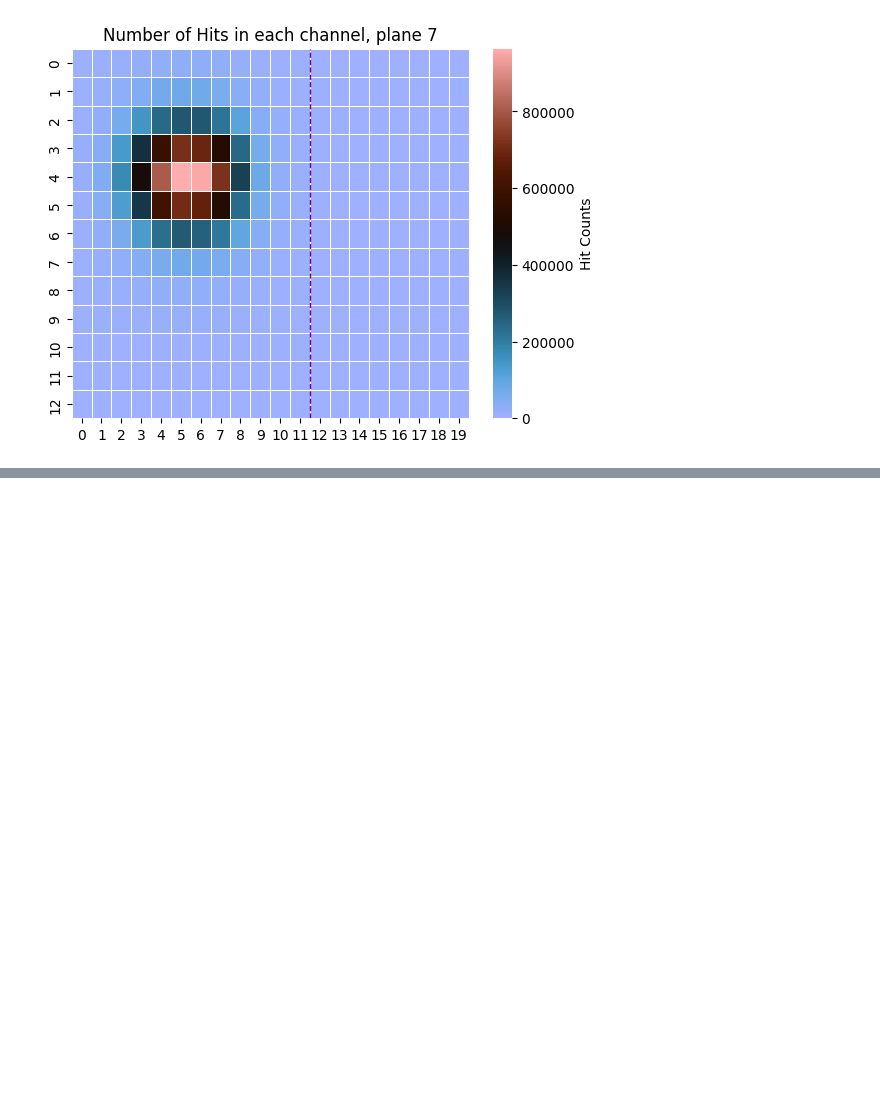
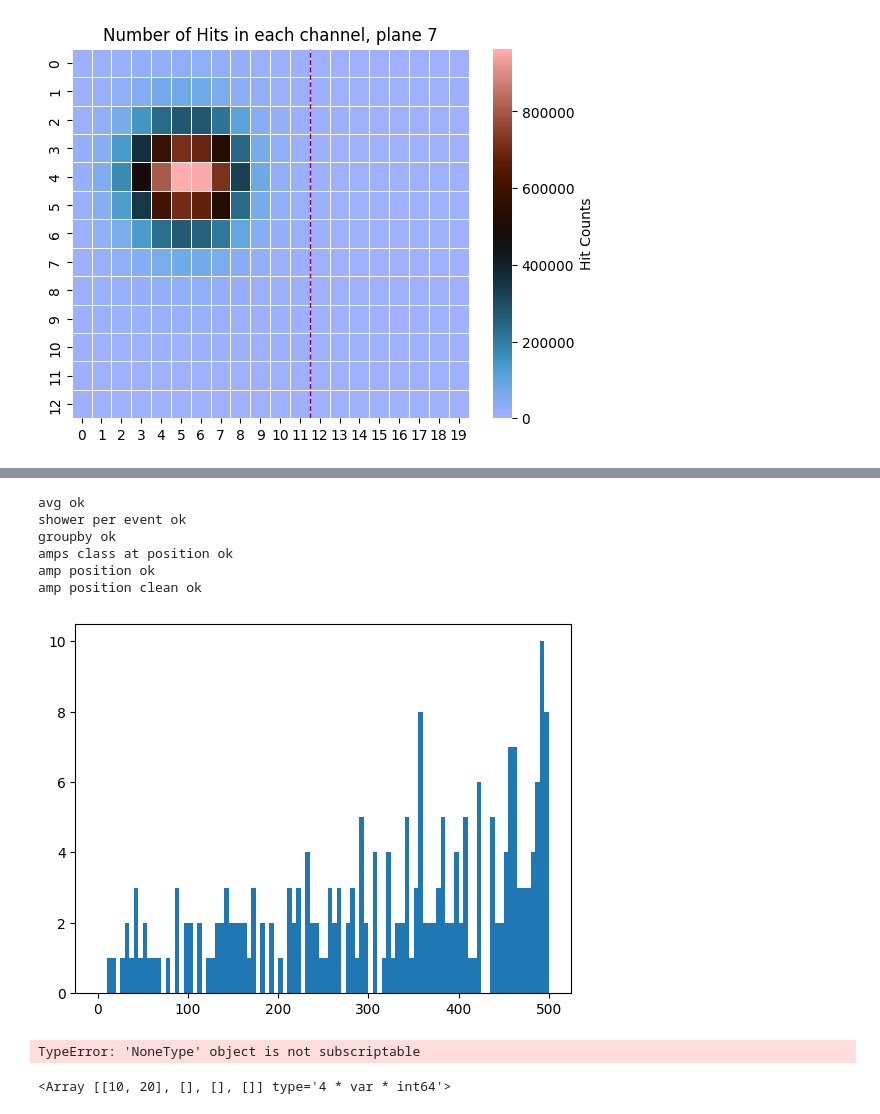
Before and after one commit to Ben-David-Ben/F-Cal-TB-Project, a Jupyter notebook: TB2025_Gap.ipynb, the cells around one changed output, grey strips where cells are left out. Drawn from its saved outputs; the diff is of its cells as text; code cells hidden in the pictures; blank space fills up the shorter version.

```diff
--- a/TB2025_Gap.ipynb
+++ b/TB2025_Gap.ipynb
@@ -71,0 +180,21 @@ def shower_radius_per_plane_single_event(hit_data, event):
+# %%
+shower_energy_histo_single_location(hit_data_1101,5)
+# %% [output]
+avg ok
+shower per event ok
+groupby ok
+amps class at position ok
+amp position ok
+amp position clean ok
+[figure, added]
+# %%
+# shower_12[0]
+plt.hist(shower_12[0], bins=501, range=(0,500))
+plt.show()
+# %% [output]
+TypeError: 'NoneType' object is not subscriptable
+# %%
+div, avg_amps, classes = rf.ak_groupby([1,1,3,4,5], [10,20,30,40,50])
+div[div.classes == 1].data
+# %% [output]
+<Array [[10, 20], [], [], []] type='4 * var * int64'>
```
Also changed, not shown: parts of 5 cells of this notebook, 3 other files.
